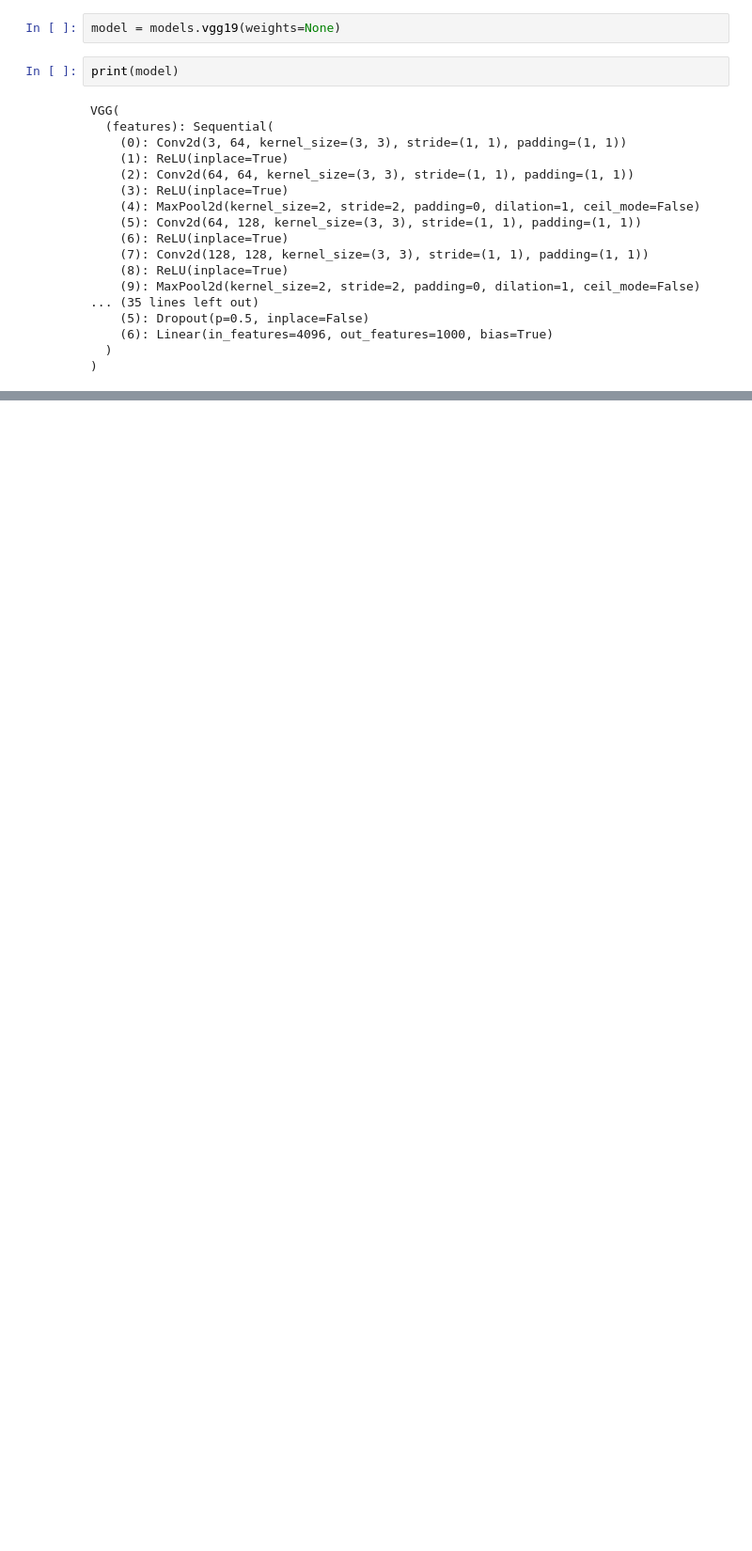
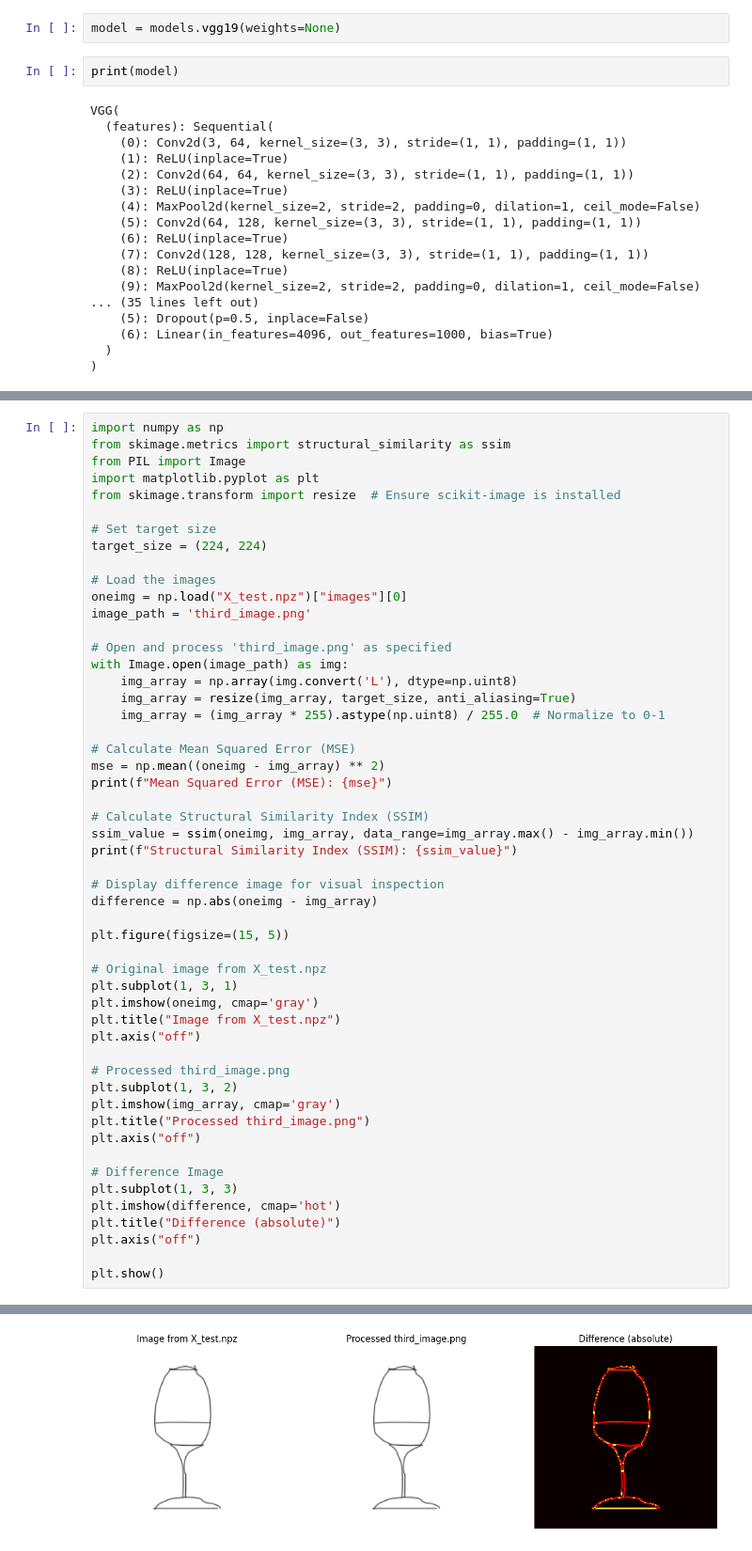
Before and after one commit to parthshinde1221/bedtime.ai, a Jupyter notebook: SketchClassifier/ImageCap.ipynb, the cells around one changed output, grey strips where cells are left out. Shown: that part at 94% size. Saved outputs shown, nothing was run; the diff lists cells and outputs as text; blank space fills up the shorter version.

```diff
--- a/SketchClassifier/ImageCap.ipynb
+++ b/SketchClassifier/ImageCap.ipynb
@@ -410,0 +650,53 @@ VGG(
+# %%
+import numpy as np
+from skimage.metrics import structural_similarity as ssim
+from PIL import Image
+import matplotlib.pyplot as plt
+from skimage.transform import resize  # Ensure scikit-image is installed
+
+# Set target size
+target_size = (224, 224)
+
+# Load the images
+oneimg = np.load("X_test.npz")["images"][0]
+image_path = 'third_image.png'
+
+# Open and process 'third_image.png' as specified
+with Image.open(image_path) as img:
+    img_array = np.array(img.convert('L'), dtype=np.uint8)
+    img_array = resize(img_array, target_size, anti_aliasing=True)
+    img_array = (img_array * 255).astype(np.uint8) / 255.0  # Normalize to 0-1
+
+# Calculate Mean Squared Error (MSE)
+mse = np.mean((oneimg - img_array) ** 2)
+print(f"Mean Squared Error (MSE): {mse}")
+
+# Calculate Structural Similarity Index (SSIM)
+ssim_value = ssim(oneimg, img_array, data_range=img_array.max() - img_array.min())
+print(f"Structural Similarity Index (SSIM): {ssim_value}")
+
+# Display difference image for visual inspection
+difference = np.abs(oneimg - img_array)
+
+plt.figure(figsize=(15, 5))
+
+# Original image from X_test.npz
+plt.subplot(1, 3, 1)
+plt.imshow(oneimg, cmap='gray')
+plt.title("Image from X_test.npz")
+plt.axis("off")
+
+# Processed third_image.png
+plt.subplot(1, 3, 2)
+plt.imshow(img_array, cmap='gray')
+plt.title("Processed third_image.png")
+plt.axis("off")
+
+# Difference Image
+plt.subplot(1, 3, 3)
+plt.imshow(difference, cmap='hot')
+plt.title("Difference (absolute)")
+plt.axis("off")
+
+plt.show()
+# %% [output]
@@ -410,0 +705 @@ VGG(
+[figure, added]
```
Also changed, not shown: parts of 10 cells of this notebook, 16 other files.
